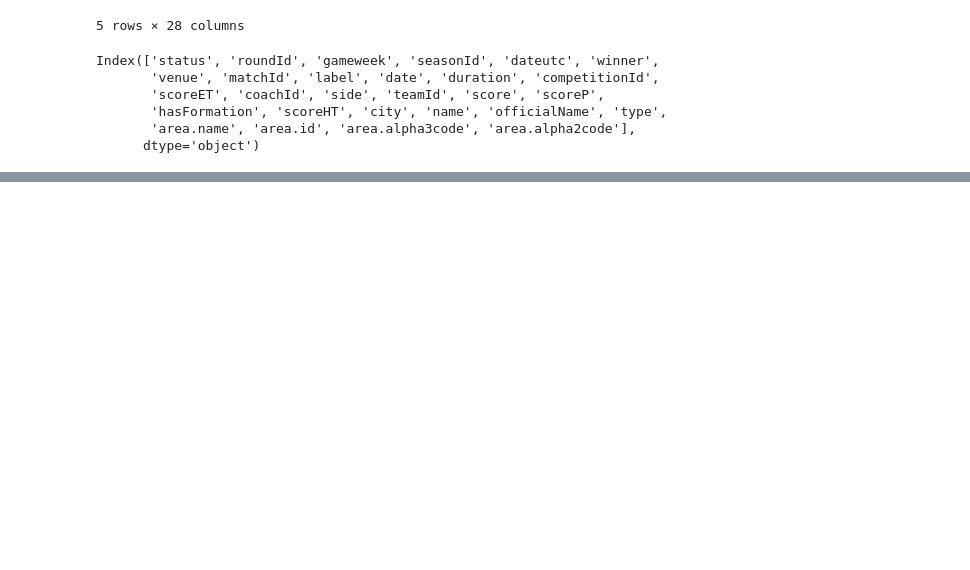
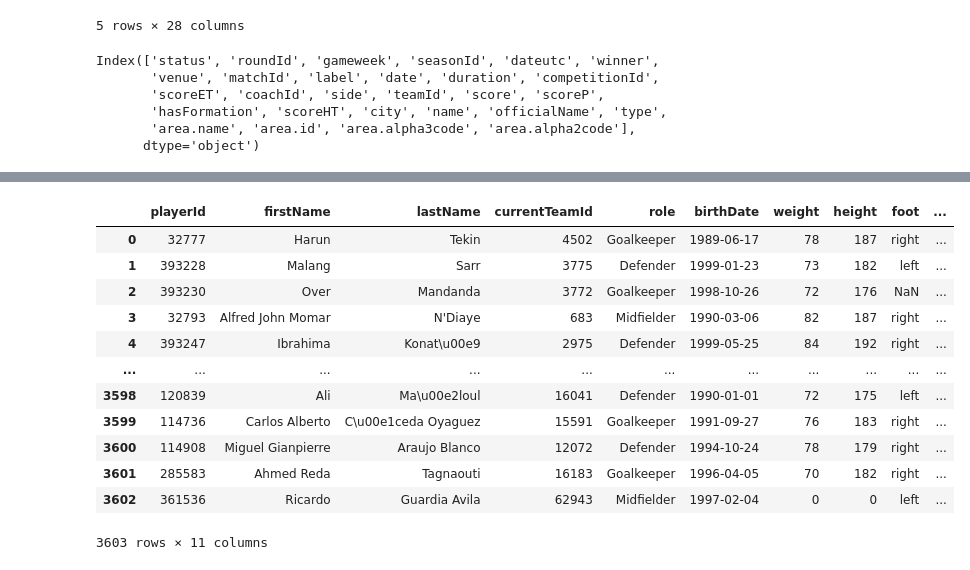
Before and after one commit to dilancroos/data_science_project, a Jupyter notebook: main.ipynb, the cells around one changed output, grey strips where cells are left out. Drawn from its saved outputs; the diff is of its cells as text; code cells hidden in the pictures; blank space fills up the shorter version.

Commit message:
Mod: taking data/players to merge

```diff
--- a/main.ipynb
+++ b/main.ipynb
@@ -248,0 +238,9 @@ teams_df_norm.head()
+# %%
+teams_df_norm = get_Normalized_DataFrame('data/teams.json')
+teams_df_norm.rename(columns={'wyId': 'teamId'}, inplace=True)
+# if area.id is 0, replace it with NaN
+teams_df_norm[['area.id']] = teams_df_norm[['area.id']].astype('int64')
+teams_df_norm[['area.id']] = teams_df_norm[['area.id']].replace(0, np.nan)
+# fill empty values with NaN
+teams_df_norm.replace('', np.nan, inplace=True)
+teams_df_norm.head()
@@ -300,0 +288,4 @@ dtype: object
+# %%
+player_df_norm = get_Normalized_DataFrame('data/players.json')
+print(player_df_norm.shape)
+player_df_norm.columns
@@ -300,0 +301,10 @@ dtype: object
+# %%
+player_df_norm.drop(['middleName', 'shortName', 'passportArea.alpha3code', 'passportArea.alpha2code', 'passportArea.name', 'passportArea.id', 'birthArea.alpha3code', 'birthArea.alpha2code', 'birthArea.id', 'role.code2', 'role.code3'], axis=1, inplace=True)
+player_df_norm.rename(columns={'wyId': 'playerId', 'role.name': 'role'}, inplace=True)
+# %%
+player_df_norm = player_df_norm[['playerId', 'firstName', 'lastName', 'currentTeamId', 'role', 'birthDate', 'weight', 'height', 'foot', 'currentNationalTeamId', 'birthArea.name']]
+player_df_norm[['currentTeamId', 'currentNationalTeamId']] = pd.DataFrame({
+    k: pd.to_numeric(v, errors='coerce') for k, v in player_df_norm[['currentTeamId', 'currentNationalTeamId']].items()}, dtype='Int64')
+player_df_norm[['currentTeamId', 'currentNationalTeamId']] = player_df_norm[['currentTeamId', 'currentNationalTeamId']].replace(0, np.nan)
+player_df_norm['foot'] = player_df_norm['foot'].replace('', np.nan)
+player_df_norm.describe()
@@ -300,0 +321,16 @@ dtype: object
+# %%
+player_df_norm
+# %% [output]
+|  | playerId | firstName | lastName | currentTeamId | role | birthDate | weight | height | foot | ... |
+| 0 | 32777 | Harun | Tekin | 4502 | Goalkeeper | 1989-06-17 | 78 | 187 | right | ... |
+| 1 | 393228 | Malang | Sarr | 3775 | Defender | 1999-01-23 | 73 | 182 | left | ... |
+| 2 | 393230 | Over | Mandanda | 3772 | Goalkeeper | 1998-10-26 | 72 | 176 | NaN | ... |
+| 3 | 32793 | Alfred John Momar | N'Diaye | 683 | Midfielder | 1990-03-06 | 82 | 187 | right | ... |
+| 4 | 393247 | Ibrahima | Konat\u00e9 | 2975 | Defender | 1999-05-25 | 84 | 192 | right | ... |
+| ... | ... | ... | ... | ... | ... | ... | ... | ... | ... | ... |
+| 3598 | 120839 | Ali | Ma\u00e2loul | 16041 | Defender | 1990-01-01 | 72 | 175 | left | ... |
+| 3599 | 114736 | Carlos Alberto | C\u00e1ceda Oyaguez | 15591 | Goalkeeper | 1991-09-27 | 76 | 183 | right | ... |
+| 3600 | 114908 | Miguel Gianpierre | Araujo Blanco | 12072 | Defender | 1994-10-24 | 78 | 179 | right | ... |
+| 3601 | 285583 | Ahmed Reda | Tagnaouti | 16183 | Goalkeeper | 1996-04-05 | 70 | 182 | right | ... |
+| 3602 | 361536 | Ricardo | Guardia Avila | 62943 | Midfielder | 1997-02-04 | 0 | 0 | left | ... |
+3603 rows × 11 columns
```
Also changed, not shown: parts of 7 cells of this notebook.
